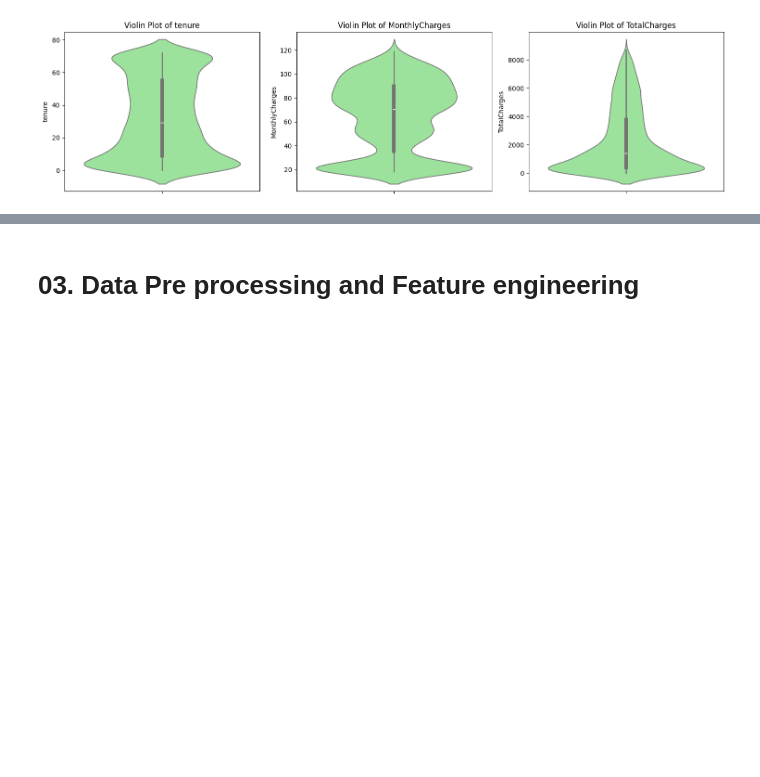
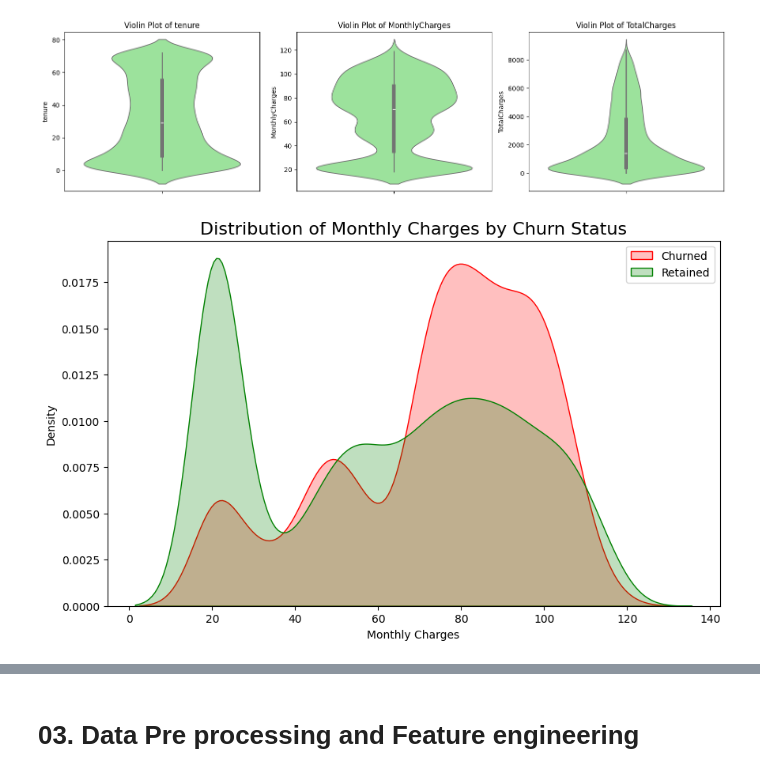
Before and after one commit to Dinu-Nimnara/CM2604_CW_2425587, a Jupyter notebook: CM2604_CW_2425587.ipynb, the cells around one changed output, grey strips where cells are left out. Saved outputs shown, nothing was run; the diff lists cells and outputs as text; code cells hidden in the pictures; blank space fills up the shorter version.

```diff
--- a/CM2604_CW_2425587.ipynb
+++ b/CM2604_CW_2425587.ipynb
@@ -482,15 +459,16 @@ plt.show()
 [figure]
 [figure]
 # %%
-"""**Advanced EDA: Monthly Charges Distribution by Churn (KDE)**
-- Visualizes the density of charges for Churned vs Retained customers.
-"""
+#density of charges for Churned vs Retained customers.
+
 plt.figure(figsize=(10, 6))
 sns.kdeplot(df[df['Churn']=='Yes']['MonthlyCharges'], color='red', fill=True, label='Churned')
 sns.kdeplot(df[df['Churn']=='No']['MonthlyCharges'], color='green', fill=True, label='Retained')
 plt.title('Distribution of Monthly Charges by Churn Status', fontsize=16)
 plt.xlabel('Monthly Charges')
 plt.ylabel('Density')
 plt.legend()
 plt.show()
+# %% [output]
+[figure, added]
 # %%
```
Also changed, not shown: parts of 43 cells of this notebook.
